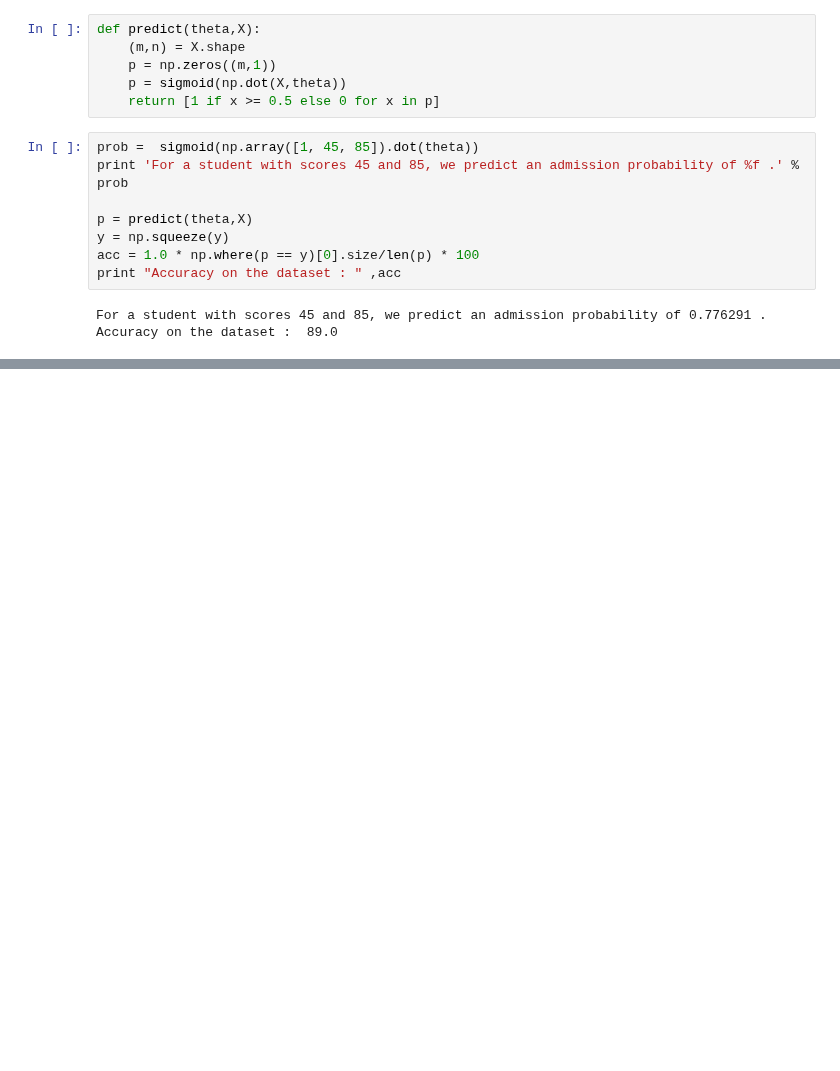
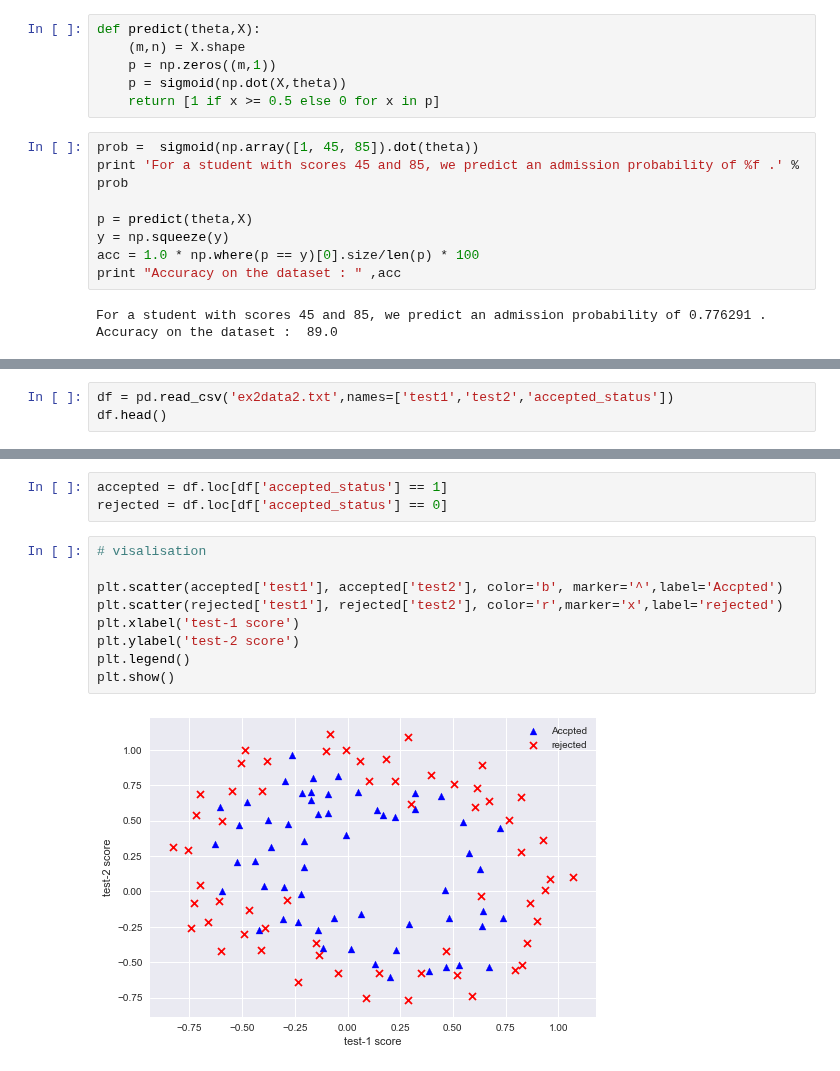
Before and after one commit to chinmaydas96/Coursera-Machine-Learning-Python, a Jupyter notebook: ex2/ex2.ipynb, the cells around one changed output, grey strips where cells are left out. Cells and saved outputs as stored; diff of their text form; blank space fills up the shorter version.

```diff
--- a/ex2/ex2.ipynb
+++ b/ex2/ex2.ipynb
@@ -132,0 +135,3 @@ Accuracy on the dataset :  89.0
+# %%
+df = pd.read_csv('ex2data2.txt',names=['test1','test2','accepted_status'])
+df.head()
@@ -132,0 +145,14 @@ Accuracy on the dataset :  89.0
+# %%
+accepted = df.loc[df['accepted_status'] == 1]
+rejected = df.loc[df['accepted_status'] == 0]
+# %%
+# visalisation
+
+plt.scatter(accepted['test1'], accepted['test2'], color='b', marker='^',label='Accpted')
+plt.scatter(rejected['test1'], rejected['test2'], color='r',marker='x',label='rejected')
+plt.xlabel('test-1 score')
+plt.ylabel('test-2 score')
+plt.legend()
+plt.show()
+# %% [output]
+[figure, added]
```
Also changed, not shown: parts of 8 cells of this notebook, 4 other files.
